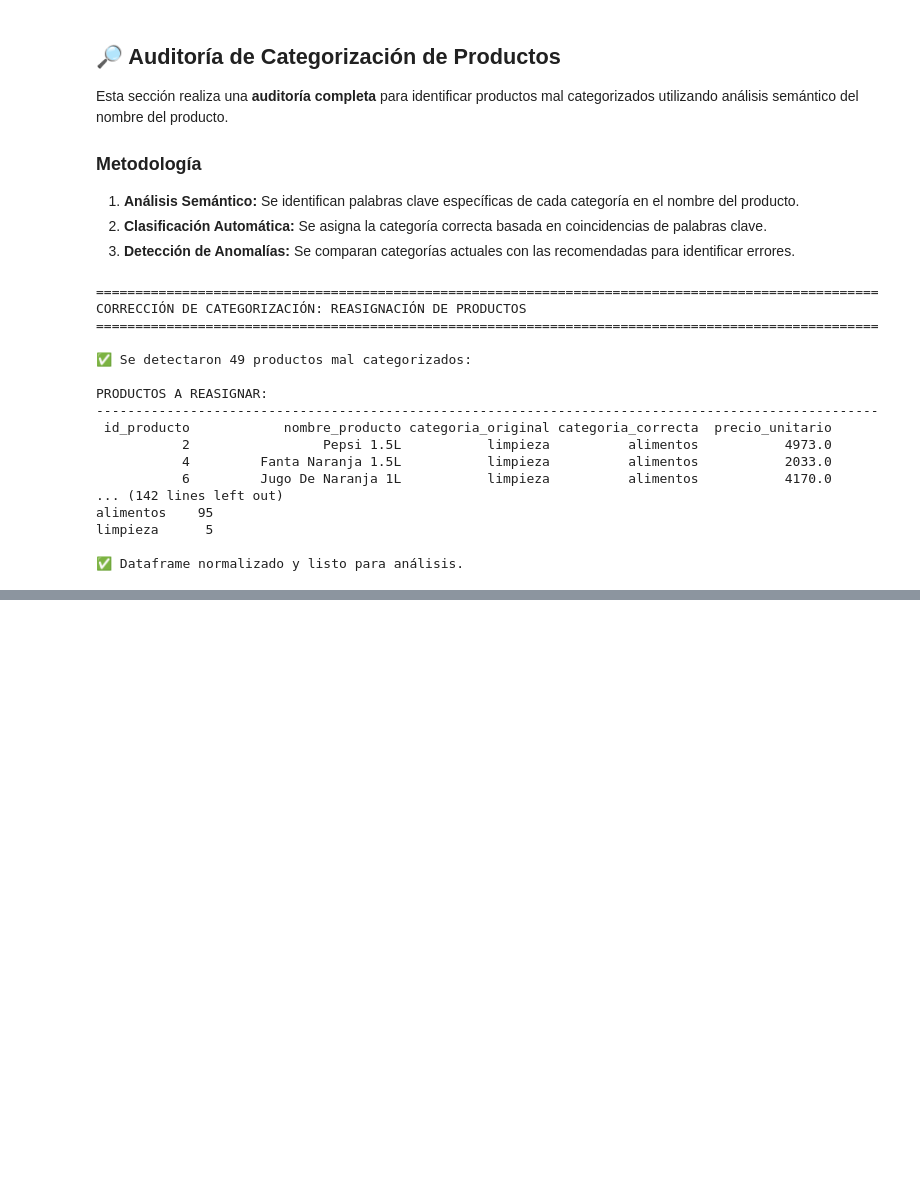
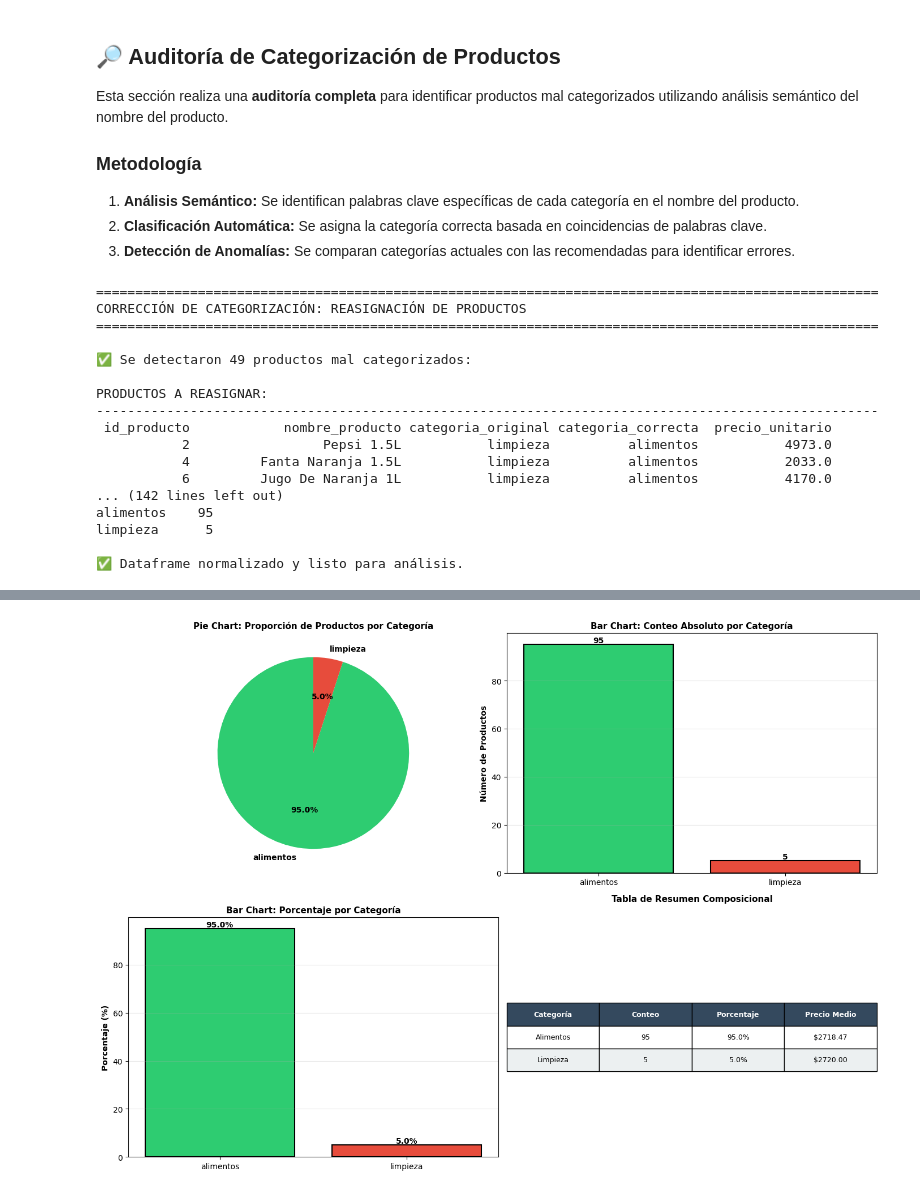
Before and after one commit to augustovillegas/ProyectoAurelionIBM, a Jupyter notebook: limp_y_trans_productos.ipynb, the cells around one changed output, grey strips where cells are left out. Drawn from its saved outputs; the diff is of its cells as text; code cells hidden in the pictures; blank space fills up the shorter version.

```diff
--- a/limp_y_trans_productos.ipynb
+++ b/limp_y_trans_productos.ipynb
@@ -495,0 +850,88 @@ limpieza      5
+# %%
+# Conteo y proporciones por categoría
+print('\n' + '='*100)
+print('ANÁLISIS COMPOSICIONAL: DISTRIBUCIÓN POR CATEGORÍA')
+print('='*100)
+
+conteo_cat = df_productos_c['categoria'].value_counts()
+proporcion_cat = df_productos_c['categoria'].value_counts(normalize=True) * 100
+
+print(f'\n📊 DISTRIBUCIÓN DE PRODUCTOS:')
+for cat in sorted(df_productos_c['categoria'].unique()):
+    count = conteo_cat[cat]
+    pct = proporcion_cat[cat]
+    print(f'   {cat.capitalize():12s}: {count:>3d} productos ({pct:>5.1f}%)')
+
+print(f'\n   Total:           {len(df_productos_c):>3d} productos (100.0%)')
+
+# Visualización 3: Composición
+fig, axes = plt.subplots(2, 2, figsize=(14, 10))
+
+# Subplot 3.1: Pie chart
+ax1 = axes[0, 0]
+colors = ['#2ecc71', '#e74c3c']
+wedges, texts, autotexts = ax1.pie(conteo_cat, labels=conteo_cat.index, autopct='%1.1f%%',
+                                     colors=colors, startangle=90, textprops={'fontsize': 10, 'weight': 'bold'})
+ax1.set_title('Pie Chart: Proporción de Productos por Categoría', fontsize=11, fontweight='bold')
+
+# Subplot 3.2: Bar chart de conteos
+ax2 = axes[0, 1]
+bars = ax2.bar(conteo_cat.index, conteo_cat.values, color=colors, edgecolor='black', linewidth=1.5)
+ax2.set_ylabel('Número de Productos', fontsize=10, fontweight='bold')
+ax2.set_title('Bar Chart: Conteo Absoluto por Categoría', fontsize=11, fontweight='bold')
+ax2.grid(axis='y', alpha=0.3)
+# Agregar valores sobre las barras
+for bar in bars:
+    height = bar.get_height()
+    ax2.text(bar.get_x() + bar.get_width()/2., height,
+            f'{int(height)}', ha='center', va='bottom', fontweight='bold', fontsize=10)
+
+# Subplot 3.3: Bar chart de porcentajes
+ax3 = axes[1, 0]
+bars = ax3.bar(proporcion_cat.index, proporcion_cat.values, color=colors, edgecolor='black', linewidth=1.5)
+ax3.set_ylabel('Porcentaje (%)', fontsize=10, fontweight='bold')
+ax3.set_title('Bar Chart: Porcentaje por Categoría', fontsize=11, fontweight='bold')
+ax3.grid(axis='y', alpha=0.3)
+# Agregar valores sobre las barras
+for bar in bars:
+    height = bar.get_height()
+    ax3.text(bar.get_x() + bar.get_width()/2., height,
+            f'{height:.1f}%', ha='center', va='bottom', fontweight='bold', fontsize=10)
+
+# Subplot 3.4: Tabla de resumen
+ax4 = axes[1, 1]
+ax4.axis('off')
+tabla_data = []
+tabla_data.append(['Categoría', 'Conteo', 'Porcentaje', 'Precio Medio'])
+for cat in sorted(df_productos_c['categoria'].unique()):
+    count = conteo_cat[cat]
+    pct = proporcion_cat[cat]
+    mean_price = df_productos_c[df_productos_c['categoria'] == cat]['precio_unitario'].mean()
+    tabla_data.append([cat.capitalize(), f'{count}', f'{pct:.1f}%', f'${mean_price:.2f}'])
+
+tabla = ax4.table(cellText=tabla_data, cellLoc='center', loc='center',
+                 colWidths=[0.25, 0.25, 0.25, 0.25])
+tabla.auto_set_font_size(False)
+tabla.set_fontsize(9)
+tabla.scale(1, 2)
+
+# Formatear header
+for i in range(4):
+    tabla[(0, i)].set_facecolor('#34495e')
+    tabla[(0, i)].set_text_props(weight='bold', color='white')
+
+# Formatear filas de datos
+for i in range(1, len(tabla_data)):
+    for j in range(4):
+        if i % 2 == 0:
+            tabla[(i, j)].set_facecolor('#ecf0f1')
+        else:
+            tabla[(i, j)].set_facecolor('#ffffff')
+
+ax4.set_title('Tabla de Resumen Composicional', fontsize=11, fontweight='bold', pad=20)
+
+plt.tight_layout()
+plt.show()
+
+print('\n✅ Gráficos composicionales completados.')
+# %% [output]
@@ -495,0 +947 @@ limpieza      5
+[figure, added]
```
Also changed, not shown: parts of 10 cells of this notebook.
